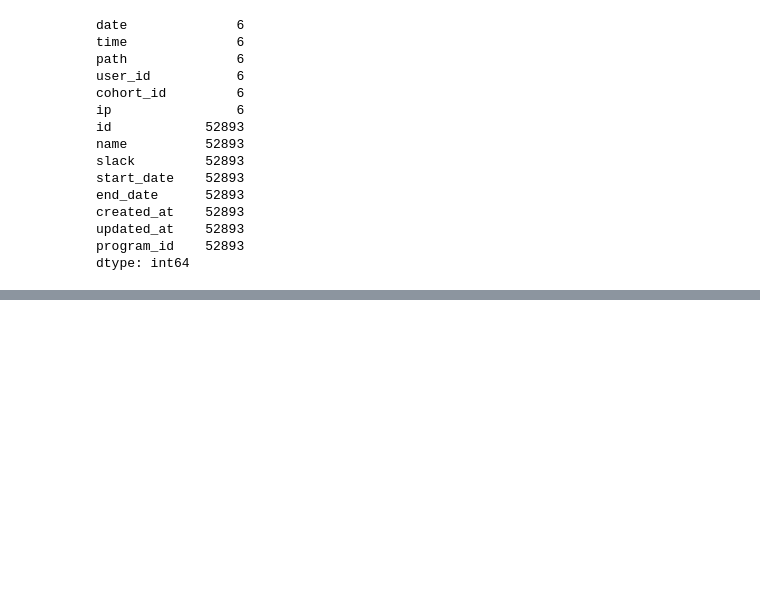
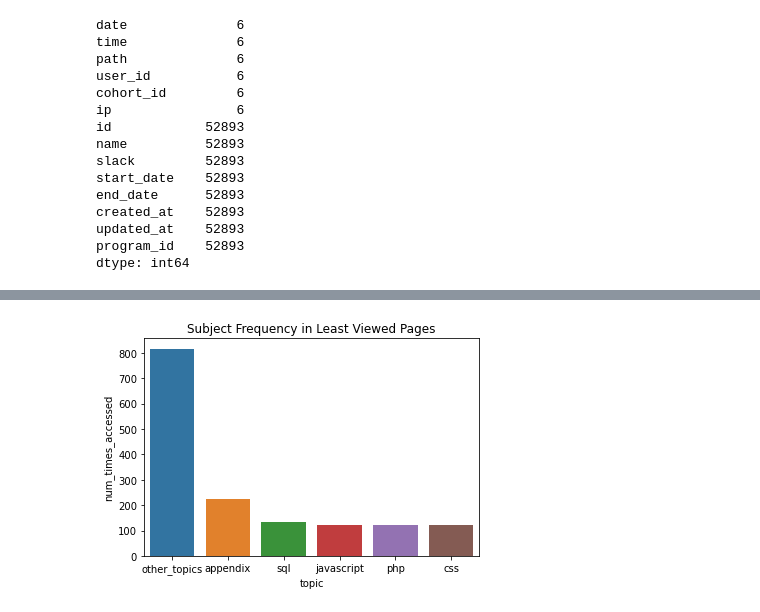
Before and after one commit to AACKV/anomaly_detection_project, a Jupyter notebook: Kyles_notebook.ipynb, the cells around one changed output, grey strips where cells are left out. Cells and saved outputs as stored; diff of their text form; code cells hidden in the pictures; blank space fills up the shorter version.

```diff
--- a/Kyles_notebook.ipynb
+++ b/Kyles_notebook.ipynb
@@ -1380,0 +1383,3 @@ Name: start_date, dtype: int64
+# %%
+df = wrangle.wrangle_logs()
+df.path.value_counts(ascending=True, normalize=True)
@@ -1380,0 +1489,85 @@ Name: start_date, dtype: int64
+# %%
+def accessed_once_series(the_df):
+    df = pd.Series((the_df.path.value_counts()==1).index, name='paths')
+    return df
+
+def least_accessed(the_df):
+    df = accessed_once_series(the_df)
+
+    topics = ['sql', 'python', 'stats', 'fundamentals', 'regression', 'clustering', 'nlp',
+              'appendix', 'timeseries', 'anomaly', 'classification', 'spark', 'storytelling', 'javascript', 'java',
+             'css', 'spring', 'jquery', 'capstone', 'php', 'cli', 'git', 'laravel', 'angular', 'web-design',
+             'prework', 'apache', 'django', 'other_topics', 'pre-work']
+
+    all_topics_reg_ex = '|'.join(topics)
+    results = {'topic': topics,
+                  'num_times_accessed': [df[df.str.contains('sql')].shape[0],
+                                    df[df.str.contains('python')].shape[0],
+                                    df[df.str.contains('stats')].shape[0],
+                                    df[df.str.contains('fundamentals')].shape[0],
+                                    df[df.str.contains('regression')].shape[0],
+                                    df[df.str.contains('clustering')].shape[0],
+                                    df[df.str.contains('nlp')].shape[0],
+                                    df[df.str.contains('appendix')].shape[0],
+                                    df[df.str.contains('timeseries')].shape[0],
+                                    df[df.str.contains('anomaly')].shape[0],
+                                    df[df.str.contains('classification')].shape[0],
+                                    df[df.str.contains('spark')].shape[0],
+                                    df[df.str.contains('storytelling')].shape[0],
+                                    df[df.str.contains('javascript[-/]|javascript$')].shape[0],
+                                    df[df.str.contains('java[-/]|_java|java$')].shape[0],
+                                    df[df.str.contains('css')].shape[0],
+                                    df[df.str.contains('spring')].shape[0],
+                                    df[df.str.contains('jquery')].shape[0],
+                                    df[df.str.contains('capstone')].shape[0],
+                                    df[df.str.contains('php')].shape[0],
+                                    df[df.str.contains('cli')].shape[0],
+                                    df[df.str.contains('git')].shape[0],
+                                    df[df.str.contains('laravel')].shape[0],
+                                    df[df.str.contains('angular')].shape[0],
+                                    df[df.str.contains('web-design')].shape[0],
+                                    df[df.str.contains('prework')].shape[0],
+                                    df[df.str.contains('apache')].shape[0],
+                                    df[df.str.contains('django')].shape[0],
+                                    df.shape[0]- df[df.str.contains(all_topics_reg_ex)].shape[0],
+                                    df[df.str.contains('pre-work')].shape[0]]}
+
+    results = pd.DataFrame(results).sort_values('num_times_accessed', ascending=False)
+    return results
+
+def other_topics(the_df):
+    df = accessed_once_series(the_df)
+
+    topics = ['sql', 'python', 'stats', 'fundamentals', 'regression', 'clustering', 'nlp',
+              'appendix', 'timeseries', 'anomaly', 'classification', 'spark', 'storytelling', 'javascript', 'java',
+             'css', 'spring', 'jquery', 'capstone', 'php', 'cli', 'git', 'laravel', 'angular', 'web-design', 'prework',
+             'apache', 'django', 'other_topics', 'pre-work']
+
+    all_topics_reg_ex = '|'.join(topics)
+
+    df= df[~df.str.contains(all_topics_reg_ex, case=False)]
+
+    return df
+
+def without_file_pages(the_df):
+    series = accessed_once_series(the_df)
+    files = ['.html', '.json', '.aspx', '.jpg', '.jpeg', '.png', '.csv', '.mov', '.zip', 'slides', '.md', '.txt',
+             '.ico']
+    files = [file+ '$' if file != 'slides' else file for file in files]
+    files = '|'.join(files)
+
+    series = series[~series.str.contains(files)]
+
+    return series
+
+
+def create_least_viewed_viz(df):
+    least= least_accessed(df)
+
+    plt.title('Subject Frequency in Least Viewed Pages')
+    sns.barplot(data= least[:6], x = 'topic', y = 'num_times_accessed')
+
+
+create_least_viewed_viz(df)
+# %% [output]
+[figure, added]
```
Also changed, not shown: parts of 51 cells of this notebook, 3 other files.
